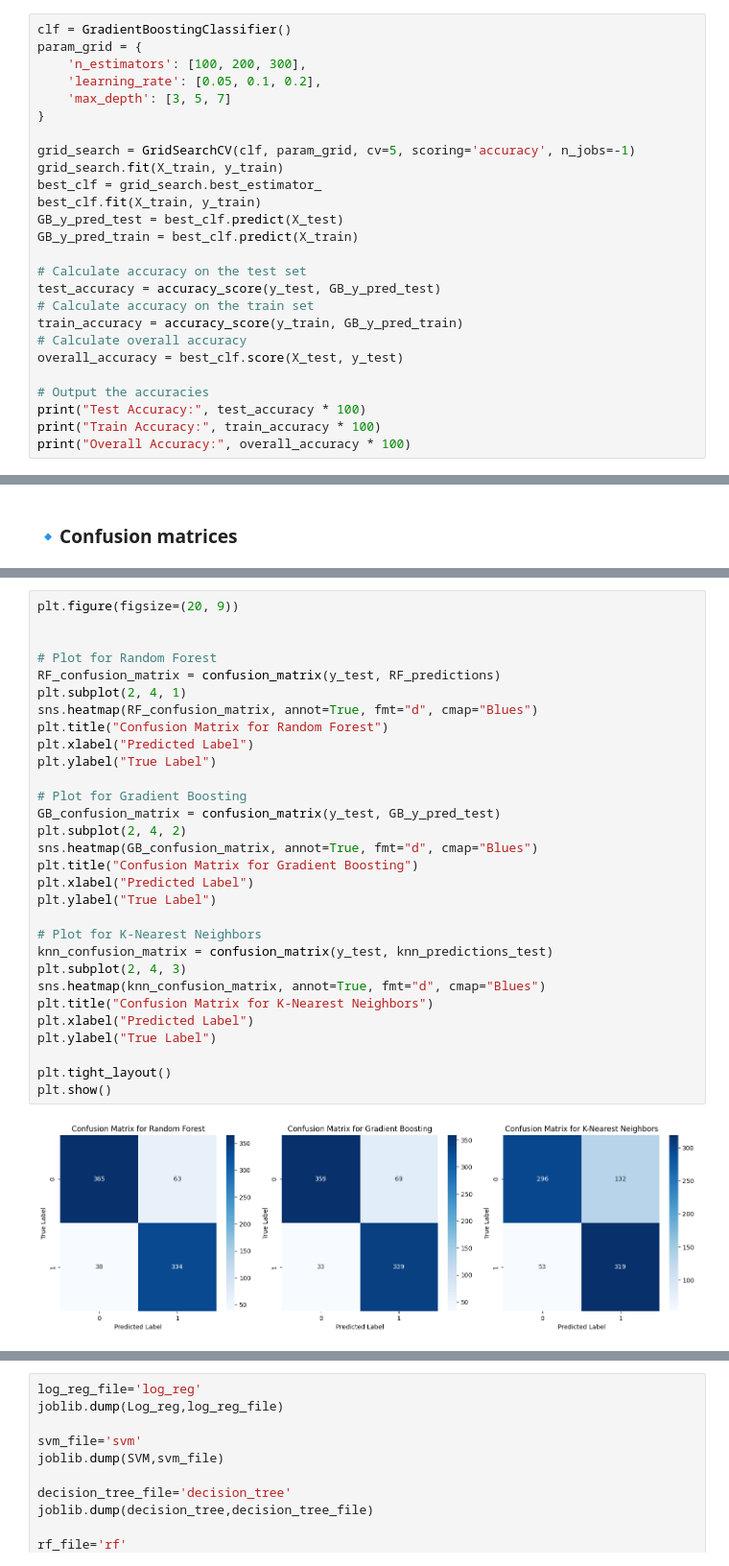
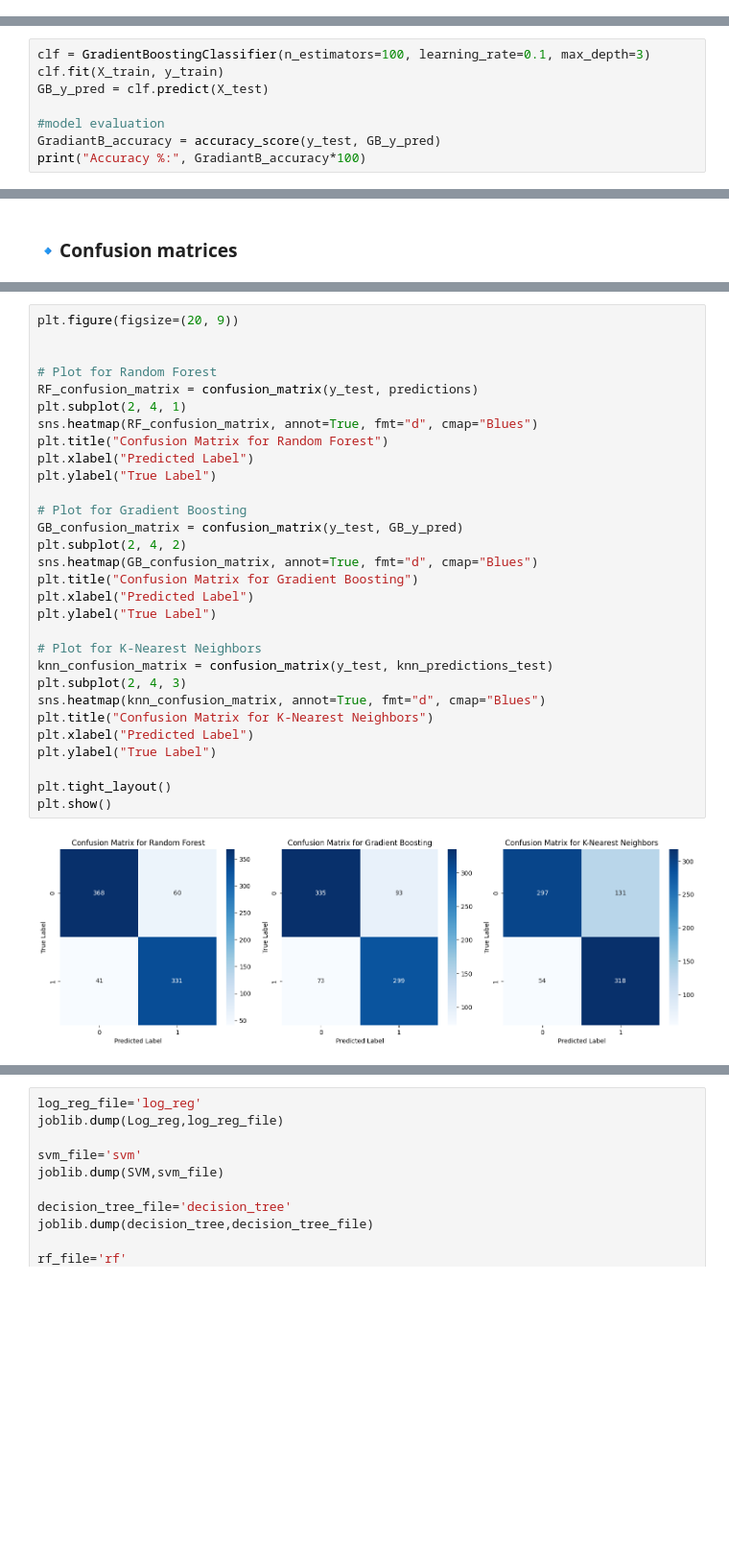
Before and after one commit to rahma-khattab/water-potability-prediction-system, a Jupyter notebook: Water_Potability.ipynb, the cells around one changed output, grey strips where cells are left out. Shown at 96% size. Drawn from its saved outputs; the diff is of its cells as text; blank space fills up the shorter version.

```diff
--- a/Water_Potability.ipynb
+++ b/Water_Potability.ipynb
@@ -639,28 +700,2 @@ Accuracy: 83.625 %
 # %% [markdown]
 ### 🔹Gradiant Boosting
-# %%
-clf = GradientBoostingClassifier()
-param_grid = {
-    'n_estimators': [100, 200, 300],
-    'learning_rate': [0.05, 0.1, 0.2],
-    'max_depth': [3, 5, 7]
-}
-
-grid_search = GridSearchCV(clf, param_grid, cv=5, scoring='accuracy', n_jobs=-1)
-grid_search.fit(X_train, y_train)
-best_clf = grid_search.best_estimator_
-best_clf.fit(X_train, y_train)
-GB_y_pred_test = best_clf.predict(X_test)
-GB_y_pred_train = best_clf.predict(X_train)
-
-# Calculate accuracy on the test set
-test_accuracy = accuracy_score(y_test, GB_y_pred_test)
-# Calculate accuracy on the train set
-train_accuracy = accuracy_score(y_train, GB_y_pred_train)
-# Calculate overall accuracy
-overall_accuracy = best_clf.score(X_test, y_test)
-
-# Output the accuracies
-print("Test Accuracy:", test_accuracy * 100)
-print("Train Accuracy:", train_accuracy * 100)
-print("Overall Accuracy:", overall_accuracy * 100)
@@ -670,0 +702,8 @@ Overall Accuracy: 87.25
+# %%
+clf = GradientBoostingClassifier(n_estimators=100, learning_rate=0.1, max_depth=3)
+clf.fit(X_train, y_train)
+GB_y_pred = clf.predict(X_test)
+
+#model evaluation
+GradiantB_accuracy = accuracy_score(y_test, GB_y_pred)
+print("Accuracy %:", GradiantB_accuracy*100)
@@ -716,33 +757,33 @@ plt.show()
 # %%
 plt.figure(figsize=(20, 9))
 
 
 # Plot for Random Forest
-RF_confusion_matrix = confusion_matrix(y_test, RF_predictions)
+RF_confusion_matrix = confusion_matrix(y_test, predictions)
 plt.subplot(2, 4, 1)
 sns.heatmap(RF_confusion_matrix, annot=True, fmt="d", cmap="Blues")
 plt.title("Confusion Matrix for Random Forest")
 plt.xlabel("Predicted Label")
 plt.ylabel("True Label")
 
 # Plot for Gradient Boosting
-GB_confusion_matrix = confusion_matrix(y_test, GB_y_pred_test)
+GB_confusion_matrix = confusion_matrix(y_test, GB_y_pred)
 plt.subplot(2, 4, 2)
 sns.heatmap(GB_confusion_matrix, annot=True, fmt="d", cmap="Blues")
 plt.title("Confusion Matrix for Gradient Boosting")
 plt.xlabel("Predicted Label")
 plt.ylabel("True Label")
 
 # Plot for K-Nearest Neighbors
 knn_confusion_matrix = confusion_matrix(y_test, knn_predictions_test)
 plt.subplot(2, 4, 3)
 sns.heatmap(knn_confusion_matrix, annot=True, fmt="d", cmap="Blues")
 plt.title("Confusion Matrix for K-Nearest Neighbors")
 plt.xlabel("Predicted Label")
 plt.ylabel("True Label")
 
 plt.tight_layout()
 plt.show()
 # %% [output]
-[figure, old version]
+[figure, new version]
 # %% [markdown]
```
Also changed, not shown: parts of 57 cells of this notebook, 12 other files.
